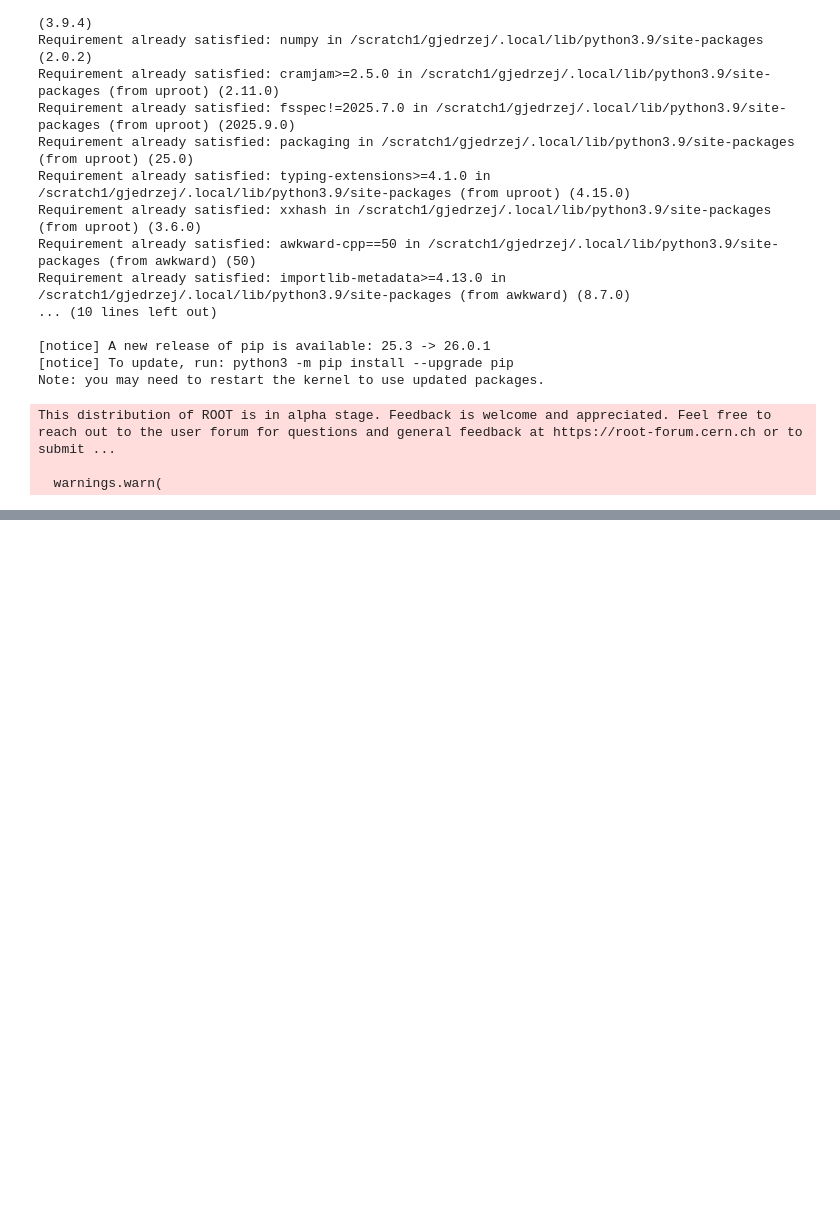
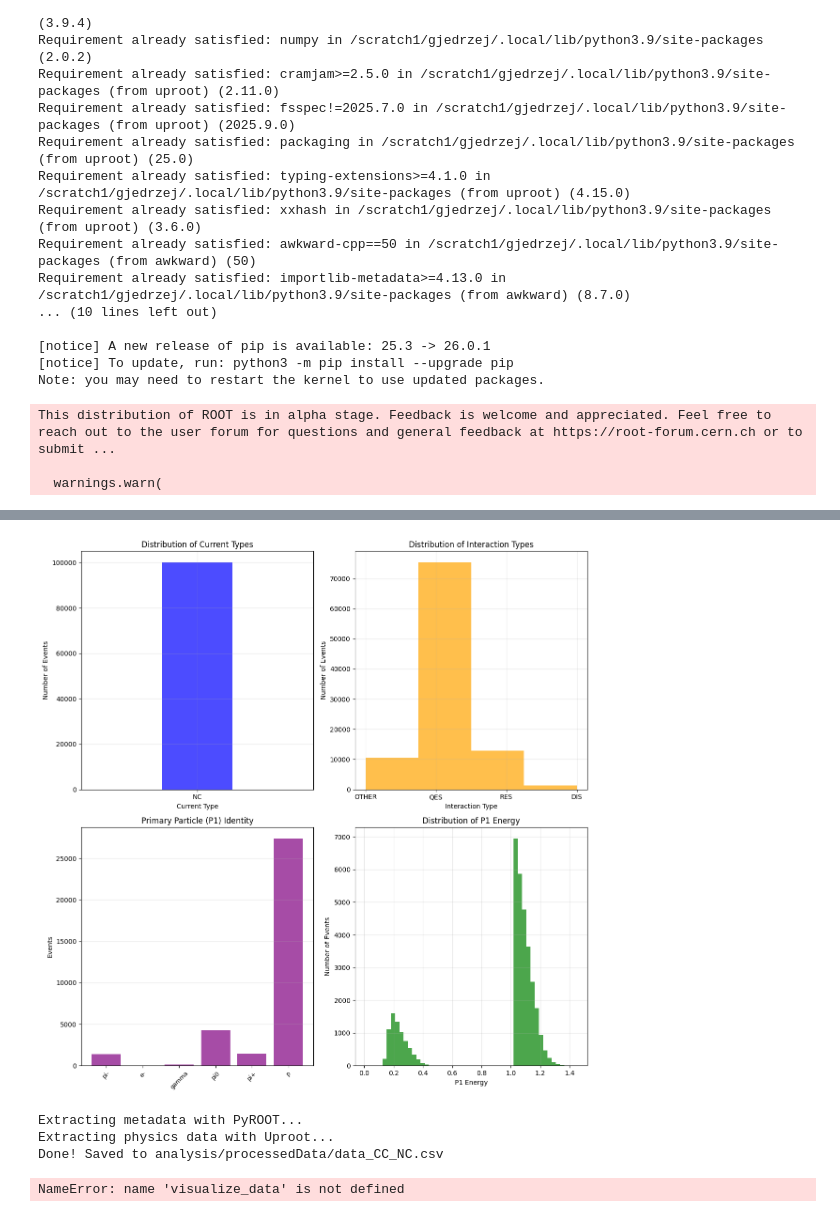
Before and after one commit to PasiekaFUW/Masters_Thesis, a Jupyter notebook: Lab/analysis/GJNuTau.ipynb, the cells around one changed output, grey strips where cells are left out. Cells and saved outputs as stored; diff of their text form; code cells hidden in the pictures; blank space fills up the shorter version.

```diff
--- a/Lab/analysis/GJNuTau.ipynb
+++ b/Lab/analysis/GJNuTau.ipynb
@@ -87,0 +160,7 @@ plt.show()
+# %%
+#clean nulls
+print(f"Number of events before cleaning: {len(df)}")
+df = df.dropna(subset=['EvtNum', 'CurrentType', 'InteractionType'])
+df.info()
+df.head()
+print(f"Number of events after cleaning: {len(df)}")
@@ -87,0 +185,49 @@ plt.show()
+# %%
+#Visualize
+def visualize_data(df):
+    fig, axes = plt.subplots(2,2, figsize=(12, 12))
+
+    axes[0,0].hist(df['CurrentType'], bins=3, alpha=0.7, color='blue')
+    axes[0,0].set_title("Distribution of Current Types")
+    axes[0,0].set_xlabel("Current Type")
+    axes[0,0].set_ylabel("Number of Events")
+    axes[0,0].grid(alpha=0.3)
+
+    axes[0,1].hist(df['InteractionType'], bins=4, alpha=0.7, color='orange')
+    axes[0,1].set_title("Distribution of Interaction Types")
+    axes[0,1].set_xlabel("Interaction Type")
+    axes[0,1].set_ylabel("Number of Events")
+    axes[0,1].grid(alpha=0.3)
+
+    pdg_map = {2212: "p", 2112: "n", 211: "pi+", -211: "pi-", 111: "pi0", 11: "e-", 13: "mu-", 15: "tau-", 22: "gamma", 321: "K+", -321: "K-", 3112: "Lambda", 3222: "Sigma+"}
+    counts = df['P1_id'].dropna().value_counts().sort_index()
+    labels = [pdg_map.get(int(i), str(int(i))) for i in counts.index]
+    axes[1, 0].clear() # Clear the old histogram if re-running
+    axes[1, 0].bar(range(len(counts)), counts.values, color='purple', alpha=0.7)
+    axes[1, 0].set_xticks(range(len(counts)))
+    axes[1, 0].set_xticklabels(labels, rotation=45, fontsize=9)
+    axes[1, 0].set_title("Primary Particle (P1) Identity")
+    axes[1, 0].set_ylabel("Events")
+    axes[1, 0].grid(axis='y', alpha=0.3)
+    plt.tight_layout()
+
+    axes[1, 1].hist(df['P1_E'], bins=50, alpha=0.7, color='green')
+    axes[1,1].set_title("Distribution of P1 Energy")
+    axes[1,1].set_xlabel("P1 Energy")
+    axes[1,1].set_ylabel("Number of Events")
+    axes[1,1].grid(alpha=0.3)
+
+    plt.show()
+# %%
+visualize_data(df)
+# %% [output]
+[figure, added]
+# %%
+file = '/scratch1/gjedrzej/Lab/data/nu_tau_3_5__50_interactions.gtrac.root'
+output_path = os.path.join(output_dir, 'data_CC_NC.csv')
+extract_data_hybrid(file, output_path, neutral_particles)
+# %% [output]
+Extracting metadata with PyROOT...
+Extracting physics data with Uproot...
+Done! Saved to analysis/processedData/data_CC_NC.csv
+NameError: name 'visualize_data' is not defined
```
Also changed, not shown: parts of 13 cells of this notebook, 5 other files.
